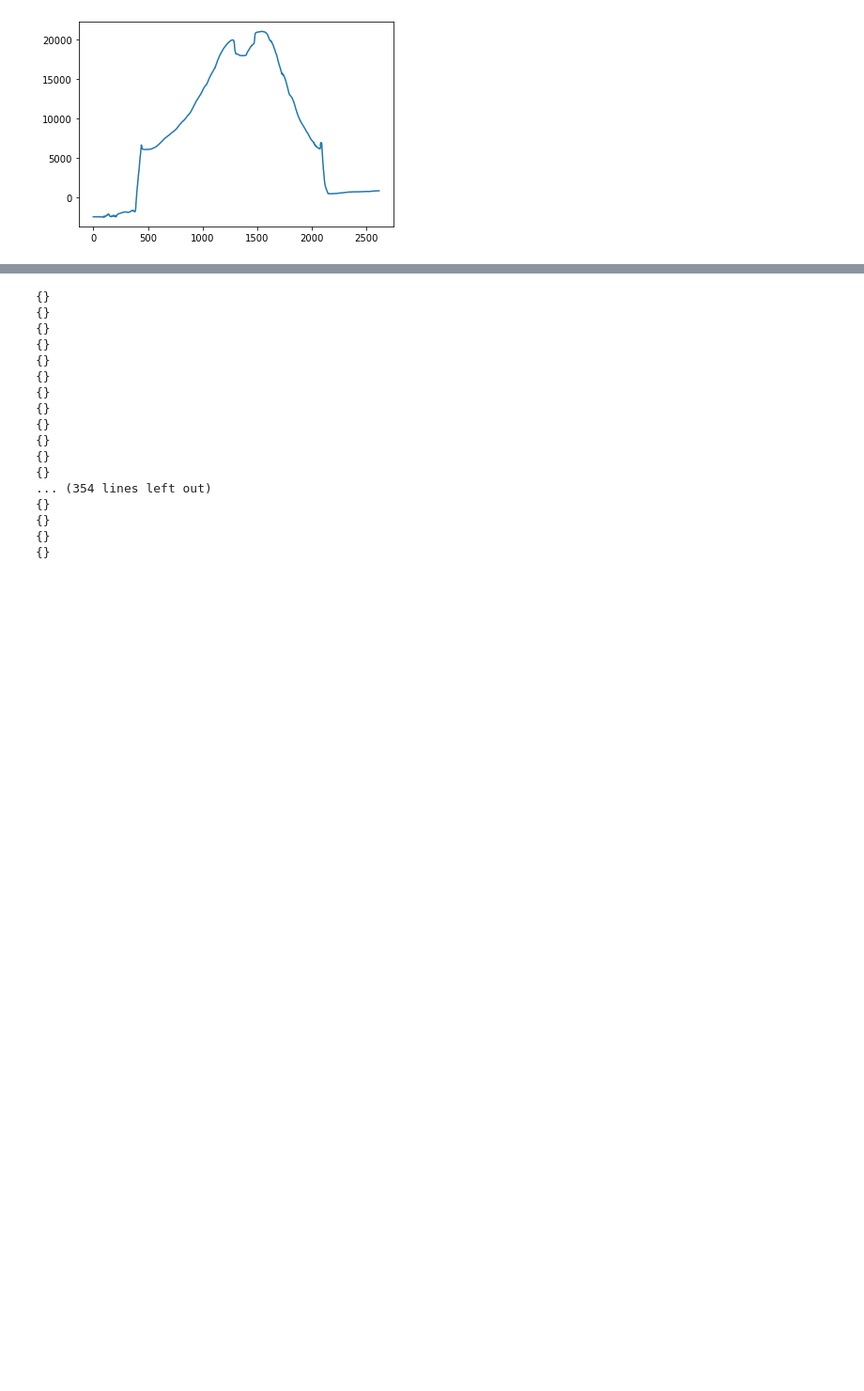
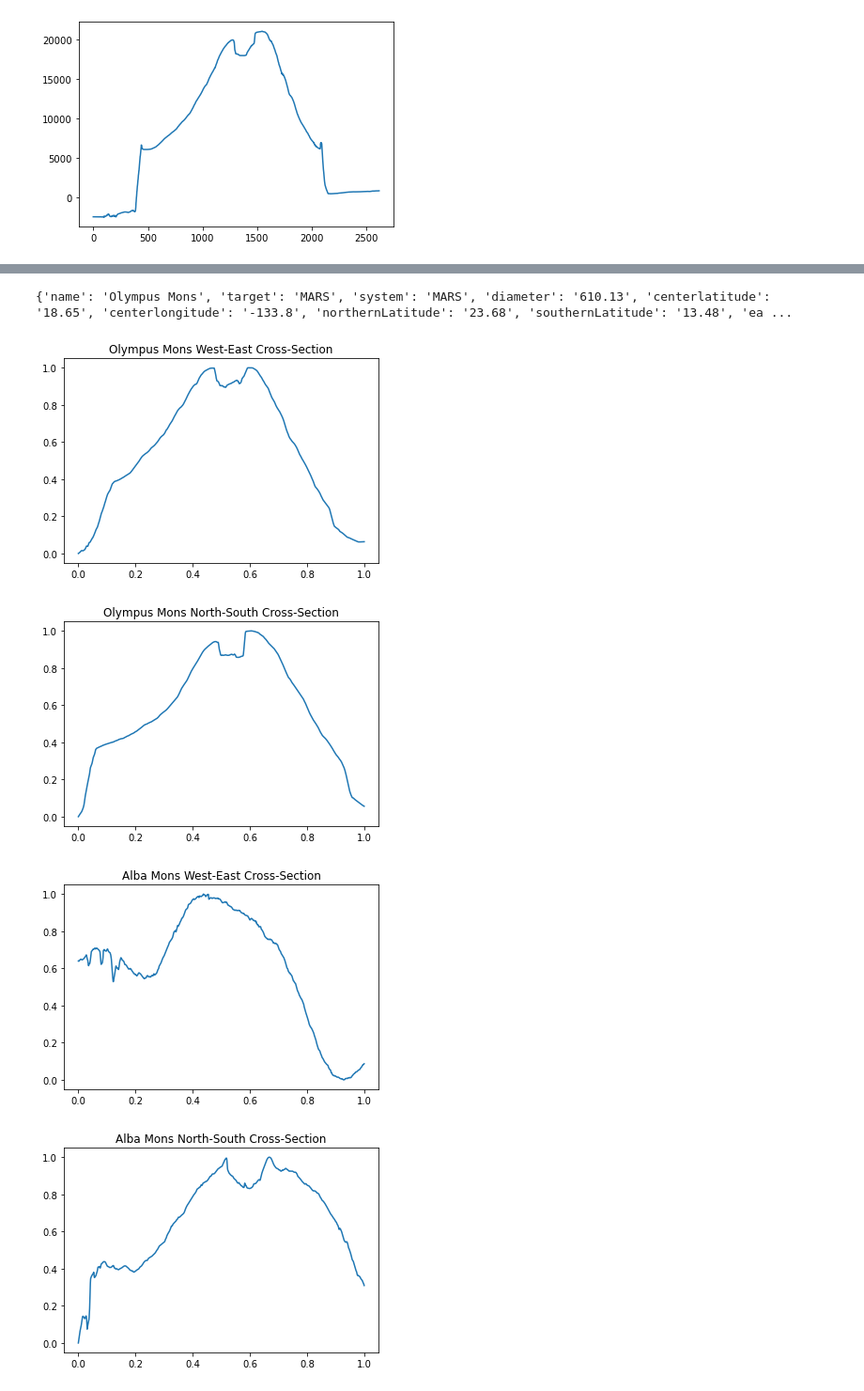
Before and after one commit to pydlv/mars, a Jupyter notebook: mars.ipynb, the cells around one changed output, grey strips where cells are left out. Shown at 94% size. Saved outputs shown, nothing was run; the diff lists cells and outputs as text; code cells hidden in the pictures; blank space fills up the shorter version.

Commit message:
cross sections

```diff
--- a/mars.ipynb
+++ b/mars.ipynb
@@ -153,4 +156,5 @@ plt.plot(xs, ys)
 # %%
+from typing import Optional
 import xml.etree.ElementTree as ET
 
 tree = ET.parse("mars_features.xml")
@@ -159,22 +163,49 @@ root = tree.getroot()
 features = []
 
 for child in root:
-    print(dict(child))
+    features.append(
+        {
+            attribute.tag: attribute.text.strip() for attribute in child
+        }
+    )
+
+def find_feature(name: str) -> Optional[dict]:
+    for feature in features:
+        if feature["name"] == name:
+            return feature
+
+print(find_feature("Olympus Mons"))
 # %% [output]
-{}
-{}
-{}
-{}
-{}
-{}
-{}
-{}
-{}
-{}
-{}
-{}
-... (354 lines left out)
-{}
-{}
-{}
-{}
+{'name': 'Olympus Mons', 'target': 'MARS', 'system': 'MARS', 'diameter': '610.13', 'centerlatitude': '18.65', 'centerlongitude': '-133.8', 'northernLatitude': '23.68', 'southernLatitude': '13.48', 'ea ...
+# %%
+def graph_feature(feature: dict):
+    start_x, start_y = coord_to_x_y(float(feature["northernLatitude"]), float(feature["westernLongitude"]))
+    end_x, end_y = coord_to_x_y(float(feature["southernLatitude"]), float(feature["easternLongitude"]))
+
+    horizontal_midpoint = round((start_x + end_x) / 2)
+    vertical_midpoint = round((start_y + end_y) / 2)
+
+    horizontal_cs = normalize(read_line(start_x, vertical_midpoint, end_x, vertical_midpoint))
+    vertical_cs = normalize(read_line(horizontal_midpoint, start_y, horizontal_midpoint, end_y))
+
+    graphs = [horizontal_cs, vertical_cs]
+
+    for i, graph in enumerate(graphs):
+        xs, ys = zip(*graph)
+        plt.plot(xs, ys)
+        plt.title(f"{feature['name']} {'West-East' if not i else 'North-South'} Cross-Section")
+        plt.show()
+
+features_to_graph = ["Olympus Mons", "Alba Mons"]
+
+for feature_name in features_to_graph:
+    feature = find_feature(feature_name)
+
+    assert feature is not None
+
+    graph_feature(feature)
+# %% [output]
+[figure, added]
+[figure, added]
+[figure, added]
+[figure, added]
```
Also changed, not shown: parts of 1 cell of this notebook.
